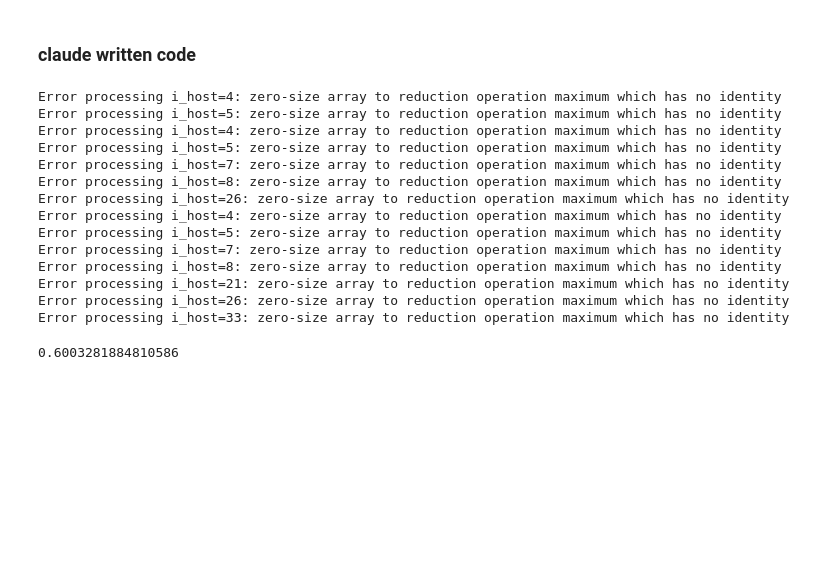
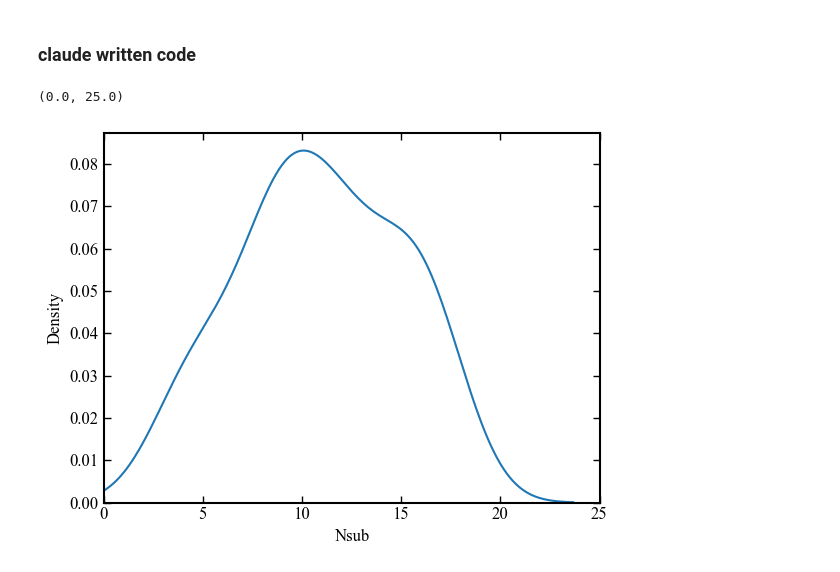
Before and after one commit to jsmonzon/MassSpec, a Jupyter notebook: notebooks/MW_mass/symphony.ipynb, the cells around one changed output. Saved outputs shown, nothing was run; the diff lists cells and outputs as text; code cells hidden in the pictures; blank space fills up the shorter version.

Commit message:
adding in the new version of the msubmax count and the updated concentration measurements

```diff
--- a/notebooks/MW_mass/symphony.ipynb
+++ b/notebooks/MW_mass/symphony.ipynb
@@ -156,22 +154 @@ mass_thrs = np.array([1.77827941e+09, 3.16227766e+09, 5.62341325e+09])
-# %%
-sym_300 = Symphony_SubhaloCounter("/Users/jsmonzon/Research/Misc/Symphony/", "SymphonyMilkyWay", mass_thrs[0])
-
-sym_500 = Symphony_SubhaloCounter("/Users/jsmonzon/Research/Misc/Symphony/", "SymphonyMilkyWay", mass_thrs[1])
-
-sym_1000 = Symphony_SubhaloCounter("/Users/jsmonzon/Research/Misc/Symphony/", "SymphonyMilkyWay", mass_thrs[2])
-# %% [output]
-Error processing i_host=4: zero-size array to reduction operation maximum which has no identity
-Error processing i_host=5: zero-size array to reduction operation maximum which has no identity
-Error processing i_host=4: zero-size array to reduction operation maximum which has no identity
-Error processing i_host=5: zero-size array to reduction operation maximum which has no identity
-Error processing i_host=7: zero-size array to reduction operation maximum which has no identity
-Error processing i_host=8: zero-size array to reduction operation maximum which has no identity
-Error processing i_host=26: zero-size array to reduction operation maximum which has no identity
-Error processing i_host=4: zero-size array to reduction operation maximum which has no identity
-Error processing i_host=5: zero-size array to reduction operation maximum which has no identity
-Error processing i_host=7: zero-size array to reduction operation maximum which has no identity
-Error processing i_host=8: zero-size array to reduction operation maximum which has no identity
-Error processing i_host=21: zero-size array to reduction operation maximum which has no identity
-Error processing i_host=26: zero-size array to reduction operation maximum which has no identity
-Error processing i_host=33: zero-size array to reduction operation maximum which has no identity
 # %%
@@ -193 +157,9 @@ sym_300 = Symphony_SubhaloCounter("/Users/jsmonzon/Research/Misc/Symphony/", "Sy
+# %%
+sym_fid = pd.read_csv("../../data/summary_tabs/MW/symphony/m12s.csv")
+# %%
+sns.kdeplot(sym_fid["Nsub"])
+plt.xlim(0,25)
+# %% [output]
+(0.0, 25.0)
+[figure, added]
 # %%
@@ -211,4 +170,0 @@ sym_rhom_300, sym_rho_errm_300, _ = jsm_stats.jackknife_correlation(sym_300.df["
-# %%
-sym_rhom_300
-# %% [output]
-0.6003281884810586
```
Also changed, not shown: parts of 20 cells of this notebook, 12 other files.
